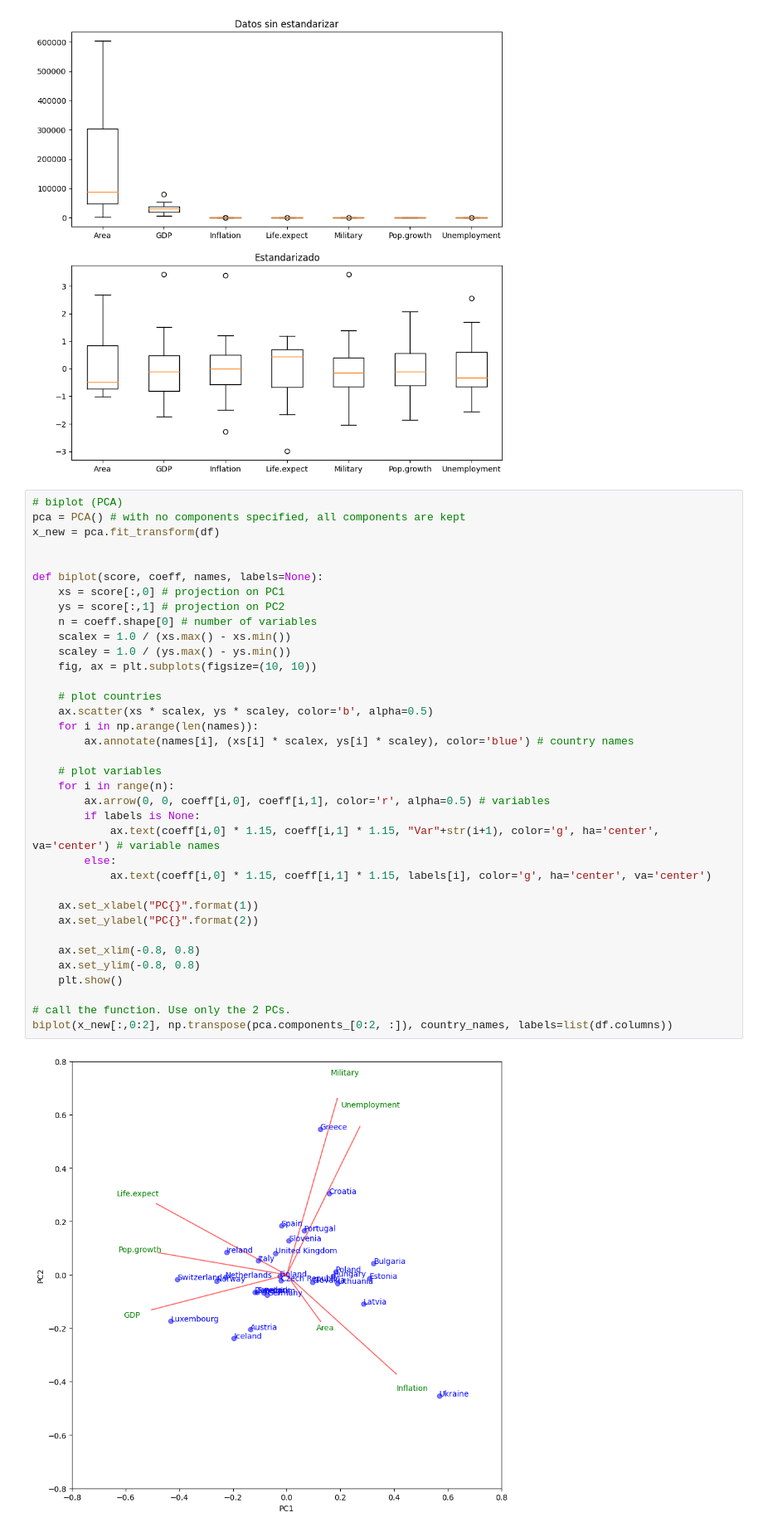
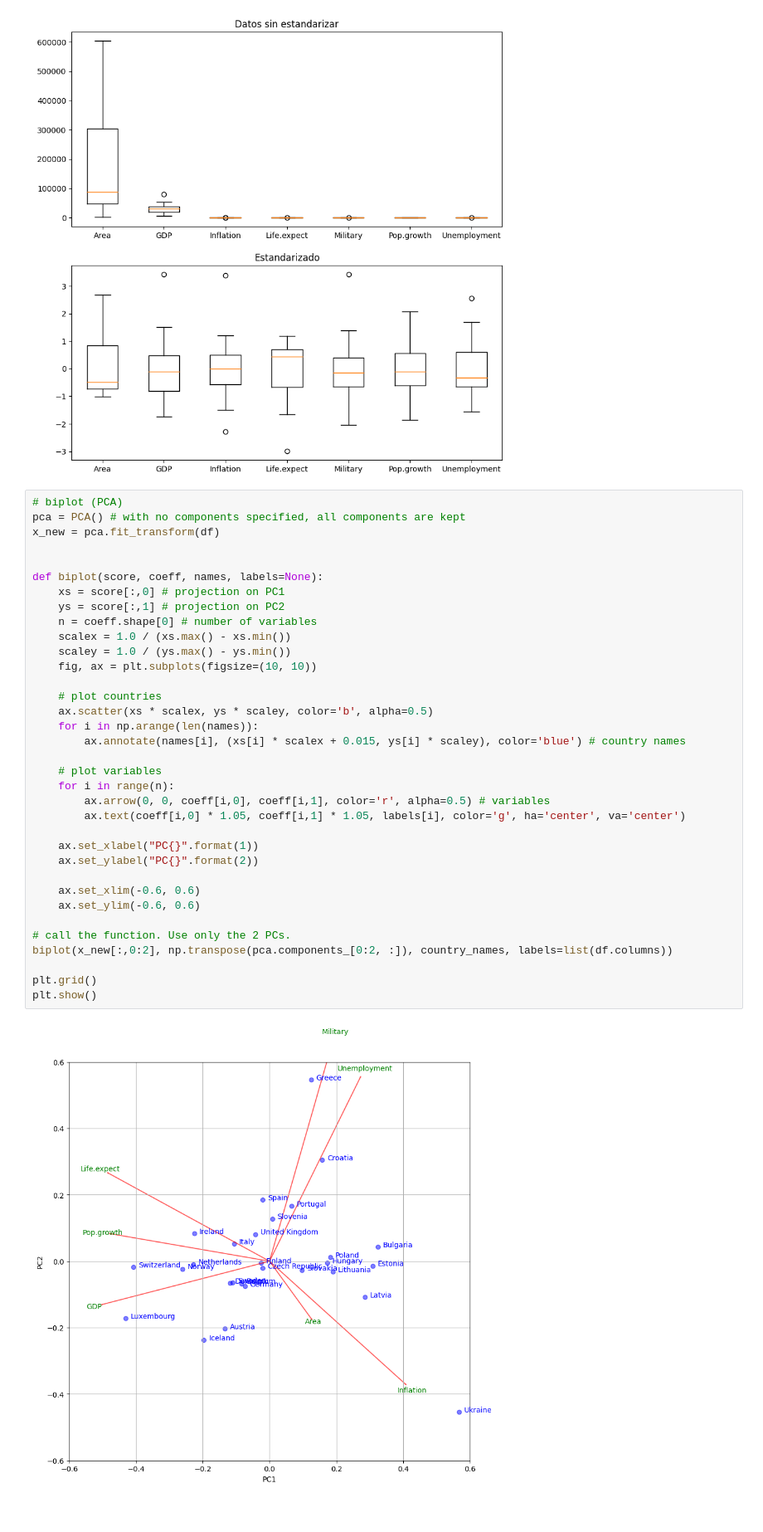
Before and after one commit to Fegrant/SIA-TPS, a Jupyter notebook: TP4/PCA.ipynb, the cells around one changed output. Shown at 83% size. Saved outputs shown, nothing was run; the diff lists cells and outputs as text.

Commit message:
chore: style changes to graph and conclusions

```diff
--- a/TP4/PCA.ipynb
+++ b/TP4/PCA.ipynb
@@ -36,38 +36,37 @@ plt.show()
 # %%
 # biplot (PCA)
 pca = PCA() # with no components specified, all components are kept
 x_new = pca.fit_transform(df)
 
 
 def biplot(score, coeff, names, labels=None):
     xs = score[:,0] # projection on PC1
     ys = score[:,1] # projection on PC2
     n = coeff.shape[0] # number of variables
     scalex = 1.0 / (xs.max() - xs.min())
     scaley = 1.0 / (ys.max() - ys.min())
     fig, ax = plt.subplots(figsize=(10, 10))
 
     # plot countries
     ax.scatter(xs * scalex, ys * scaley, color='b', alpha=0.5)
     for i in np.arange(len(names)):
-        ax.annotate(names[i], (xs[i] * scalex, ys[i] * scaley), color='blue') # country names
+        ax.annotate(names[i], (xs[i] * scalex + 0.015, ys[i] * scaley), color='blue') # country names
 
     # plot variables
     for i in range(n):
         ax.arrow(0, 0, coeff[i,0], coeff[i,1], color='r', alpha=0.5) # variables
-        if labels is None:
-            ax.text(coeff[i,0] * 1.15, coeff[i,1] * 1.15, "Var"+str(i+1), color='g', ha='center', va='center') # variable names
-        else:
-            ax.text(coeff[i,0] * 1.15, coeff[i,1] * 1.15, labels[i], color='g', ha='center', va='center')
+        ax.text(coeff[i,0] * 1.05, coeff[i,1] * 1.05, labels[i], color='g', ha='center', va='center')
 
     ax.set_xlabel("PC{}".format(1))
     ax.set_ylabel("PC{}".format(2))
 
-    ax.set_xlim(-0.8, 0.8)
-    ax.set_ylim(-0.8, 0.8)
-    plt.show()
+    ax.set_xlim(-0.6, 0.6)
+    ax.set_ylim(-0.6, 0.6)
 
 # call the function. Use only the 2 PCs.
 biplot(x_new[:,0:2], np.transpose(pca.components_[0:2, :]), country_names, labels=list(df.columns))
+
+plt.grid()
+plt.show()
 # %% [output]
-[figure, old version]
+[figure, new version]
```
Also changed, not shown: parts of 1 cell of this notebook.
